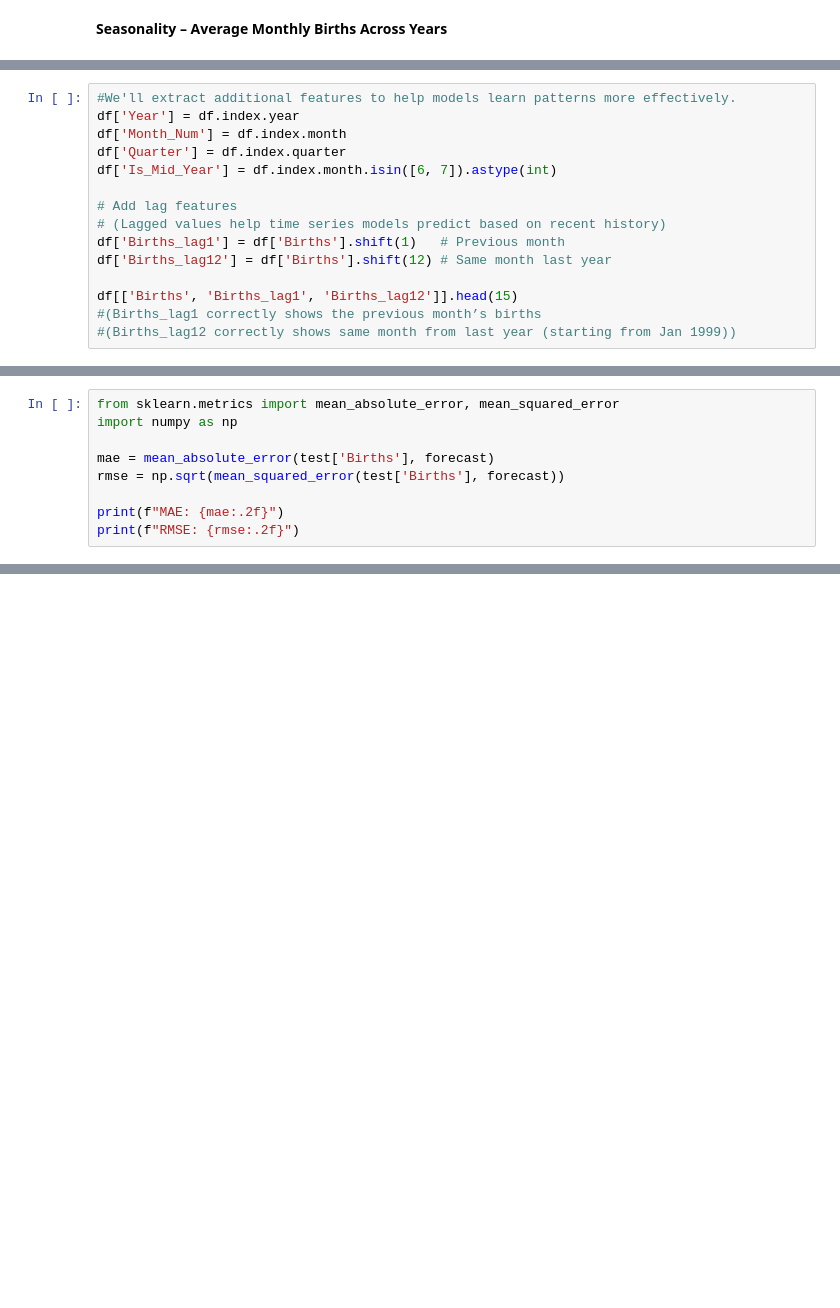
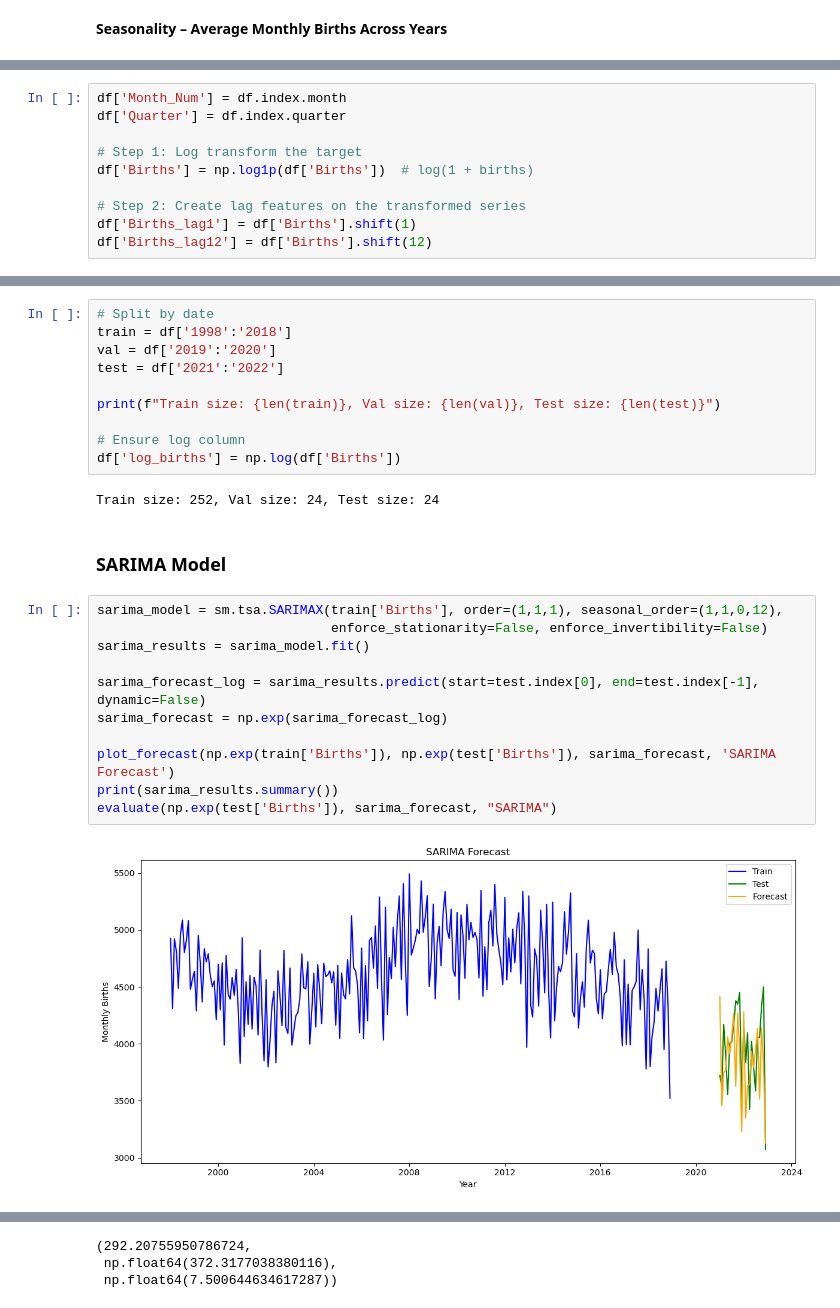
Before and after one commit to danisharain12/Scotland-Birth-rate-Forecasting-, a Jupyter notebook: Scotland’s Monthly Birth Rate Forecasting.ipynb, the cells around one changed output, grey strips where cells are left out. Saved outputs shown, nothing was run; the diff lists cells and outputs as text; blank space fills up the shorter version.

Commit message:
Working on Baselines models

```diff
--- a/Scotland’s Monthly Birth Rate Forecasting.ipynb
+++ b/Scotland’s Monthly Birth Rate Forecasting.ipynb
@@ -113,15 +119,10 @@ plt.show()
 # %%
-#We'll extract additional features to help models learn patterns more effectively.
-df['Year'] = df.index.year
 df['Month_Num'] = df.index.month
 df['Quarter'] = df.index.quarter
-df['Is_Mid_Year'] = df.index.month.isin([6, 7]).astype(int)
 
-# Add lag features
-# (Lagged values help time series models predict based on recent history)
-df['Births_lag1'] = df['Births'].shift(1)   # Previous month
-df['Births_lag12'] = df['Births'].shift(12) # Same month last year
+# Step 1: Log transform the target
+df['Births'] = np.log1p(df['Births'])  # log(1 + births)
 
-df[['Births', 'Births_lag1', 'Births_lag12']].head(15)
-#(Births_lag1 correctly shows the previous month’s births
-#(Births_lag12 correctly shows same month from last year (starting from Jan 1999))
+# Step 2: Create lag features on the transformed series
+df['Births_lag1'] = df['Births'].shift(1)
+df['Births_lag12'] = df['Births'].shift(12)
@@ -183,9 +128,0 @@ plt.show()
-# %%
-from sklearn.metrics import mean_absolute_error, mean_squared_error
-import numpy as np
-
-mae = mean_absolute_error(test['Births'], forecast)
-rmse = np.sqrt(mean_squared_error(test['Births'], forecast))
-
-print(f"MAE: {mae:.2f}")
-print(f"RMSE: {rmse:.2f}")
@@ -999,0 +169,27 @@ if __name__ == "__main__":
+# %%
+# Split by date
+train = df['1998':'2018']
+val = df['2019':'2020']
+test = df['2021':'2022']
+
+print(f"Train size: {len(train)}, Val size: {len(val)}, Test size: {len(test)}")
+
+# Ensure log column
+df['log_births'] = np.log(df['Births'])
+# %% [output]
+Train size: 252, Val size: 24, Test size: 24
+# %% [markdown]
+### SARIMA Model
+# %%
+sarima_model = sm.tsa.SARIMAX(train['Births'], order=(1,1,1), seasonal_order=(1,1,0,12),
+                              enforce_stationarity=False, enforce_invertibility=False)
+sarima_results = sarima_model.fit()
+
+sarima_forecast_log = sarima_results.predict(start=test.index[0], end=test.index[-1], dynamic=False)
+sarima_forecast = np.exp(sarima_forecast_log)
+
+plot_forecast(np.exp(train['Births']), np.exp(test['Births']), sarima_forecast, 'SARIMA Forecast')
+print(sarima_results.summary())
+evaluate(np.exp(test['Births']), sarima_forecast, "SARIMA")
+# %% [output]
+[figure, added]
@@ -999,0 +213,3 @@ if __name__ == "__main__":
+(292.20755950786724,
+ np.float64(372.3177038380116),
+ np.float64(7.500644634617287))
```
Also changed, not shown: parts of 34 cells of this notebook.
